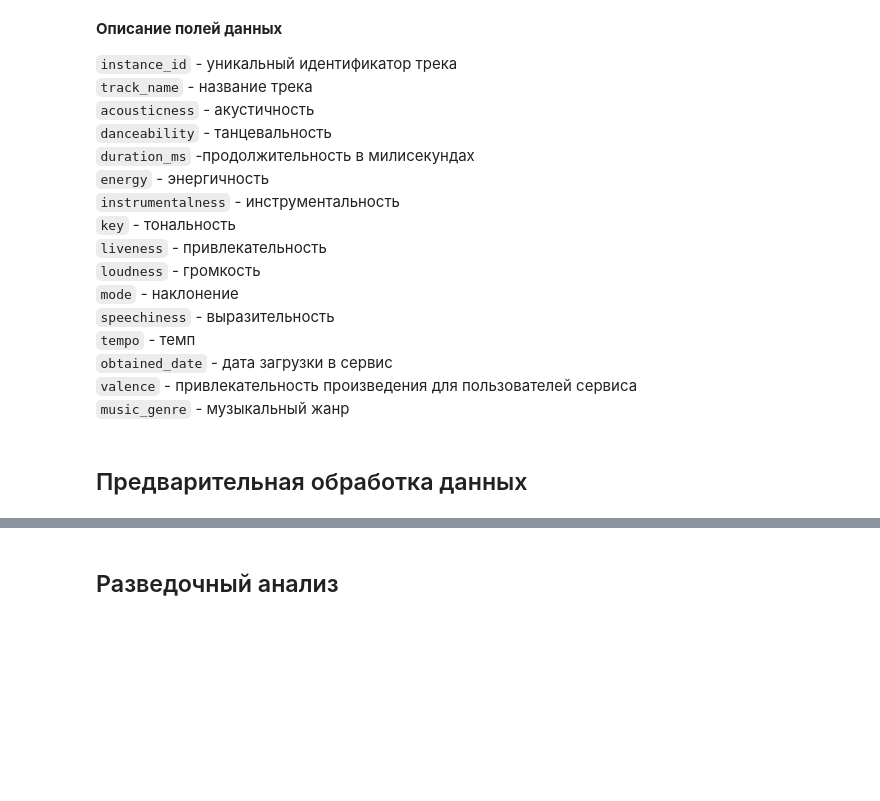
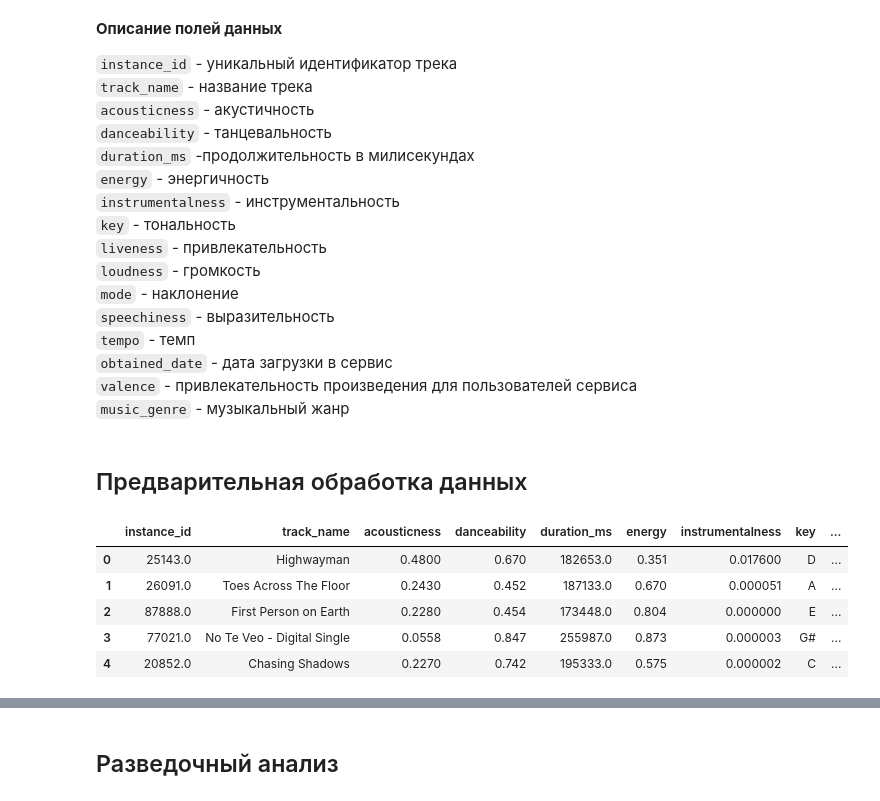
Before and after one commit to iZemenkov/HSE-ML-TEAM-4, a Jupyter notebook: Project_Music_genre_prediction.ipynb, the cells around one changed output, grey strips where cells are left out. Saved outputs shown, nothing was run; the diff lists cells and outputs as text; code cells hidden in the pictures; blank space fills up the shorter version.

```diff
--- a/Project_Music_genre_prediction.ipynb
+++ b/Project_Music_genre_prediction.ipynb
@@ -89,3 +89,12 @@ train.sample(5)
 `music_genre` - музыкальный жанр
 # %% [markdown]
 ## Предварительная обработка данных
+# %%
+train.head()
+# %% [output]
+|  | instance_id | track_name | acousticness | danceability | duration_ms | energy | instrumentalness | key | ... |
+| 0 | 25143.0 | Highwayman | 0.4800 | 0.670 | 182653.0 | 0.351 | 0.017600 | D | ... |
+| 1 | 26091.0 | Toes Across The Floor | 0.2430 | 0.452 | 187133.0 | 0.670 | 0.000051 | A | ... |
+| 2 | 87888.0 | First Person on Earth | 0.2280 | 0.454 | 173448.0 | 0.804 | 0.000000 | E | ... |
+| 3 | 77021.0 | No Te Veo - Digital Single | 0.0558 | 0.847 | 255987.0 | 0.873 | 0.000003 | G# | ... |
+| 4 | 20852.0 | Chasing Shadows | 0.2270 | 0.742 | 195333.0 | 0.575 | 0.000002 | C | ... |
```
Also changed, not shown: parts of 6 cells of this notebook.
